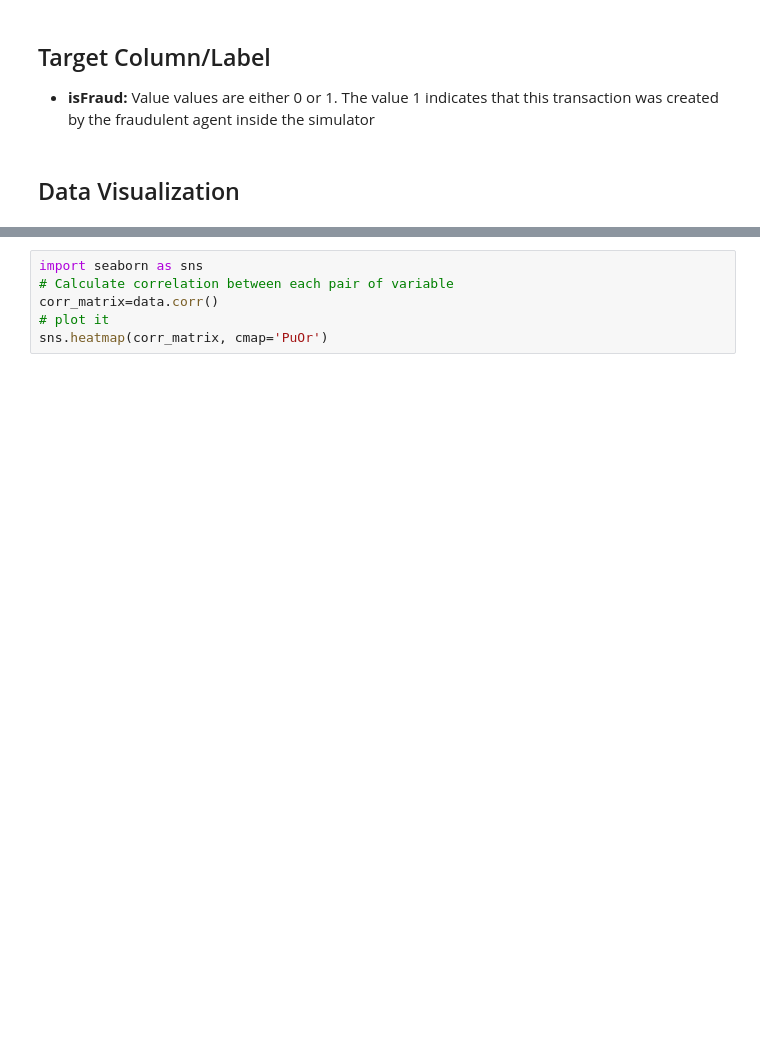
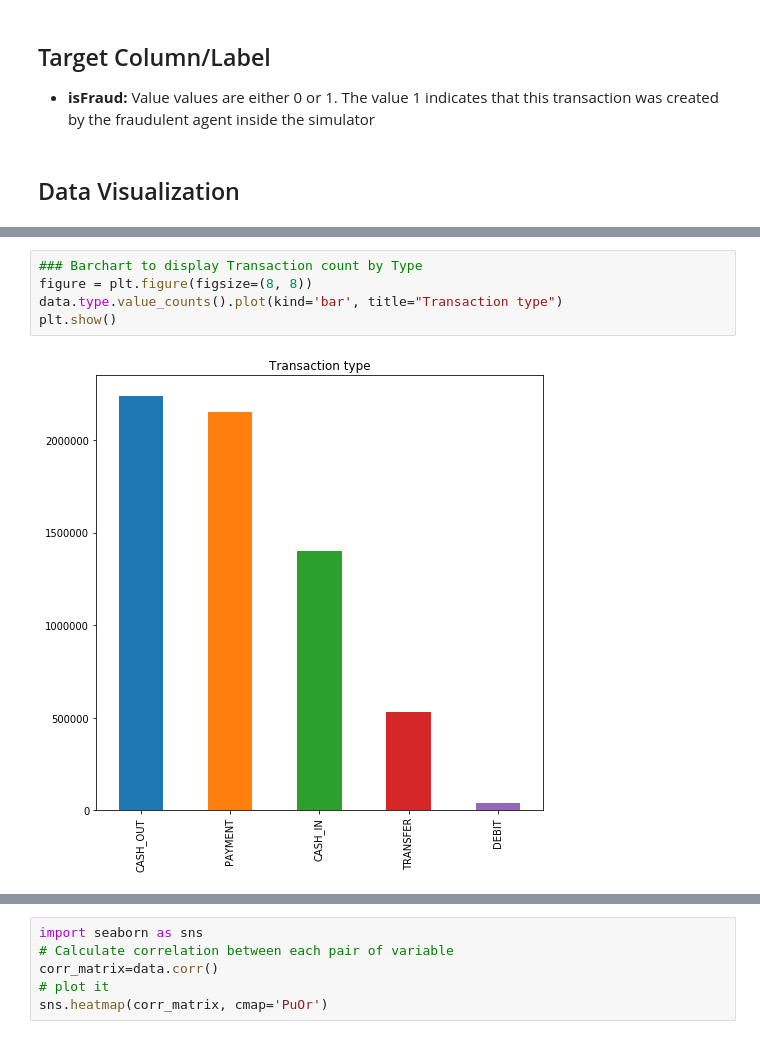
Before and after one commit to venkat998899/machine-learning, a Jupyter notebook: projects/capstone/payments_fraud.ipynb, the cells around one changed output, grey strips where cells are left out. Drawn from its saved outputs; the diff is of its cells as text; blank space fills up the shorter version.

```diff
--- a/projects/capstone/payments_fraud.ipynb
+++ b/projects/capstone/payments_fraud.ipynb
@@ -283,3 +287,10 @@ h.set_title("Amount Distribution")
 h.figure.set_size_inches(10,6)
 # %% [output]
 [figure]
+# %%
+### Barchart to display Transaction count by Type
+figure = plt.figure(figsize=(8, 8))
+data.type.value_counts().plot(kind='bar', title="Transaction type")
+plt.show()
+# %% [output]
+[figure, added]
```
Also changed, not shown: parts of 16 cells of this notebook, 1 other file.
